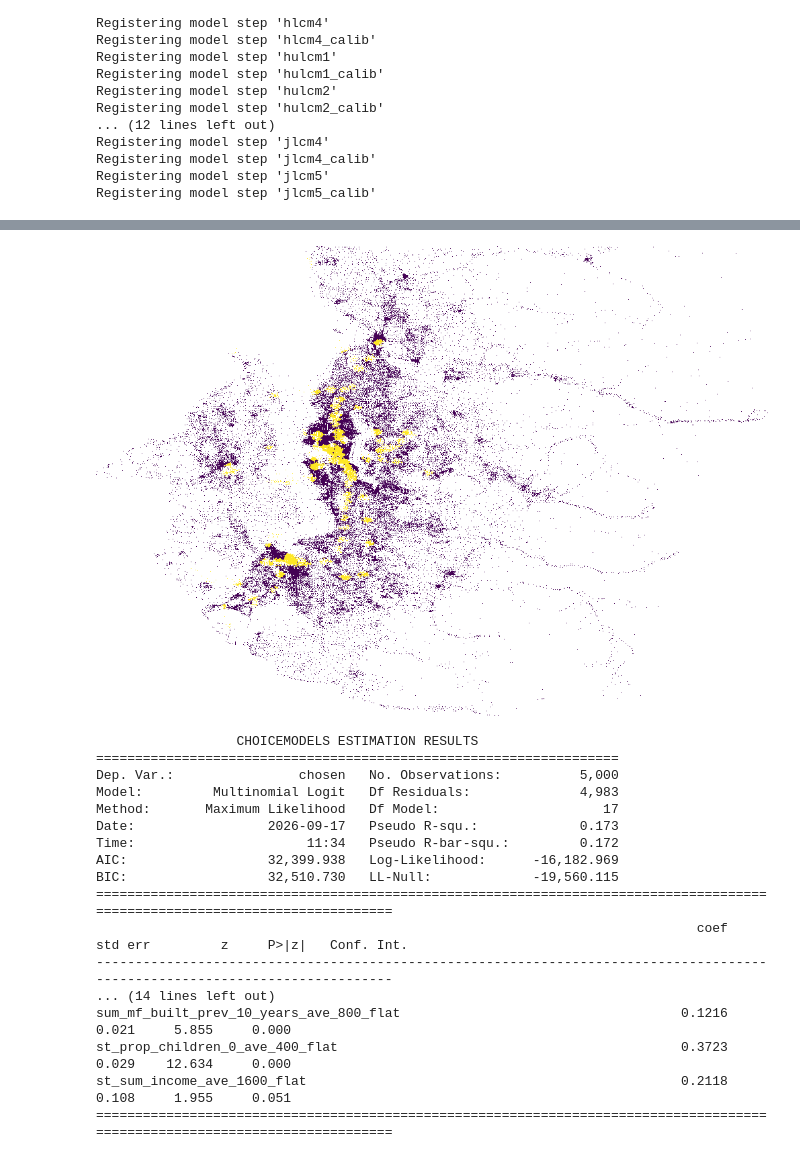
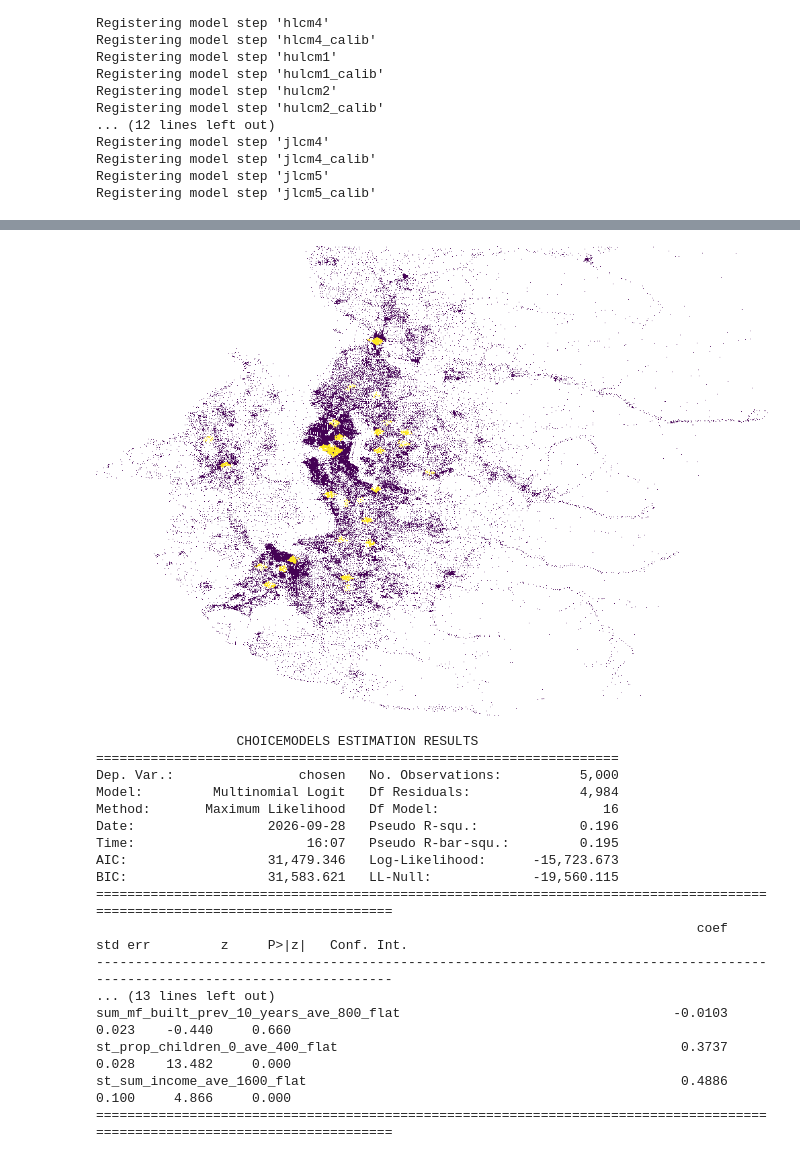
Before and after one commit to psrc/psrc_mazsim, a Jupyter notebook: projects/baseline_fall_2026/notebooks/hulcm_estimation.ipynb, the cells around one changed output, grey strips where cells are left out. Cells and saved outputs as stored; diff of their text form; code cells hidden in the pictures.

```diff
--- a/projects/baseline_fall_2026/notebooks/hulcm_estimation.ipynb
+++ b/projects/baseline_fall_2026/notebooks/hulcm_estimation.ipynb
@@ -168,9 +168,9 @@ def to_str(w):
 [interactive output not drawn]
 [interactive output not drawn]
 # %%
-visualize_variable('st_is_transit_stop_sum_1600_flat')
+visualize_variable('st_is_urban_center_sum_1600_flat')
 # %% [output]
-[figure, old version]
+[figure, new version]
 # %%
 # Set explanatory variables
 expl_vars = [
@@ -195,16 +196,16 @@ expl_vars = [
 # %%
 corr_plot(expl_vars)
 # %%
-# hulcm1: Single-family owner housing units
+# hulcm1: Single-family
 m = LargeMultinomialLogitStep()
 m.choosers = ['housing_units']
 m.chooser_sample_size = 5000
 m.chooser_filters = '(year_built > 2010) & (unit_type_id == 1)'
 m.alternatives = ['blocks']
-m.choice_column = 'block_id'
+m.choice_column = 'maz_id'
 m.constrained_choices = True
 m.alt_sample_size = 50
-m.out_chooser_filters = '(block_id == "-1") & (year_built > 2010) & (unit_type_id == 1)'
+m.out_chooser_filters = '(maz_id == "-1") & (year_built > 2010) & (unit_type_id == 1)'
 m.alt_capacity = 'vacant_du_spaces'
 m.out_alt_filters = 'vacant_du_spaces > 0'
 m.model_expression = util.str_model_expression(expl_vars, add_constant=False)
@@ -214,18 +215,18 @@ m.name = 'hulcm1'
                   CHOICEMODELS ESTIMATION RESULTS
 ===================================================================
 Dep. Var.:                chosen   No. Observations:          5,000
-Model:         Multinomial Logit   Df Residuals:              4,983
-Method:       Maximum Likelihood   Df Model:                     17
-Date:                 2026-09-17   Pseudo R-squ.:             0.173
-Time:                      11:34   Pseudo R-bar-squ.:         0.172
-AIC:                  32,399.938   Log-Likelihood:      -16,182.969
-BIC:                  32,510.730   LL-Null:             -19,560.115
+Model:         Multinomial Logit   Df Residuals:              4,984
+Method:       Maximum Likelihood   Df Model:                     16
+Date:                 2026-09-28   Pseudo R-squ.:             0.196
+Time:                      16:07   Pseudo R-bar-squ.:         0.195
+AIC:                  31,479.346   Log-Likelihood:      -15,723.673
+BIC:                  31,583.621   LL-Null:             -19,560.115
 ============================================================================================================================
                                                                              coef   std err         z     P>|z|   Conf. Int.
 ----------------------------------------------------------------------------------------------------------------------------
-... (14 lines left out)
-sum_mf_built_prev_10_years_ave_800_flat                                    0.1216     0.021     5.855     0.000
-st_prop_children_0_ave_400_flat                                            0.3723     0.029    12.634     0.000
-st_sum_income_ave_1600_flat                                                0.2118     0.108     1.955     0.051
+... (13 lines left out)
+sum_mf_built_prev_10_years_ave_800_flat                                   -0.0103     0.023    -0.440     0.660
+st_prop_children_0_ave_400_flat                                            0.3737     0.028    13.482     0.000
+st_sum_income_ave_1600_flat                                                0.4886     0.100     4.866     0.000
 ============================================================================================================================
 # %%
```
Also changed, not shown: parts of 9 cells of this notebook, 42 other files.
